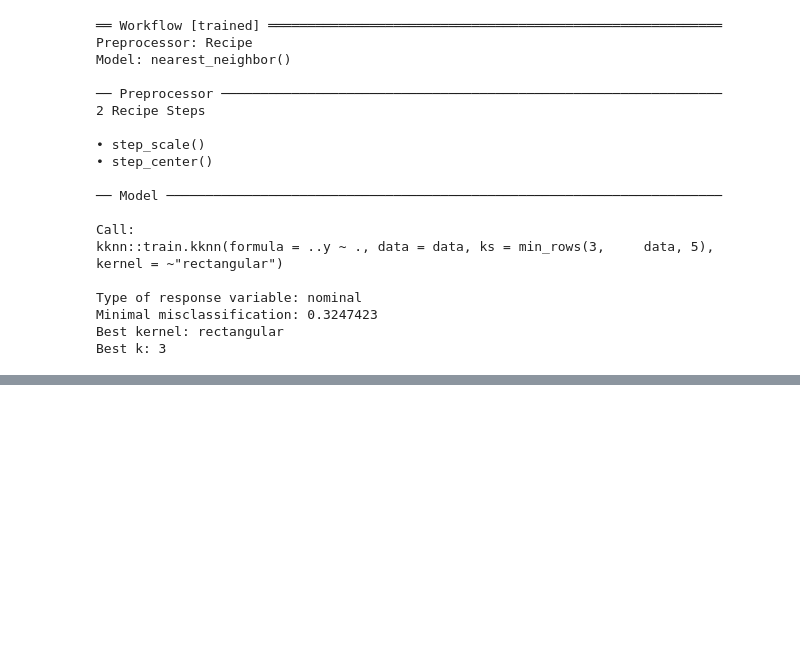
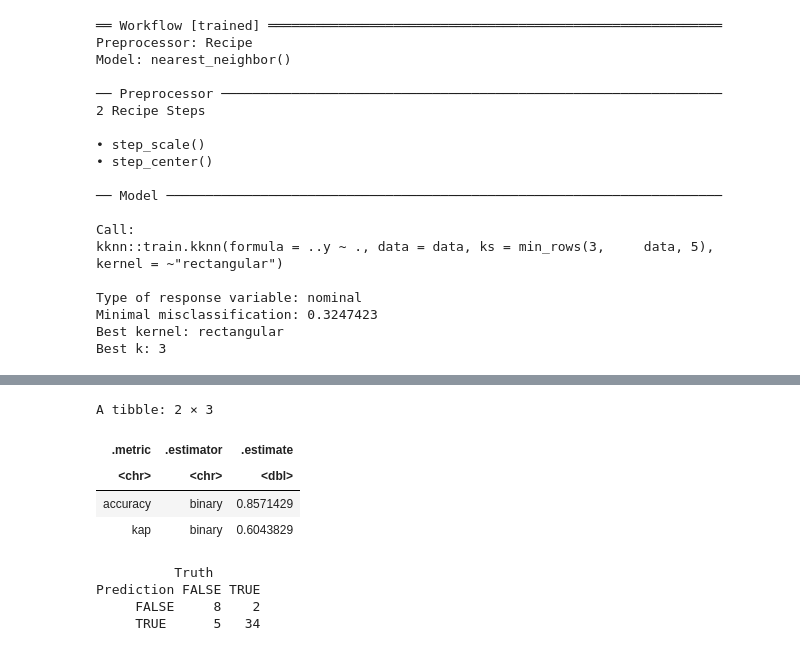
Before and after one commit to AdrianProgramming/dsci-100-2025s1-adrian, a Jupyter notebook: minecraft.ipynb, the cells around one changed output, grey strips where cells are left out. Drawn from its saved outputs; the diff is of its cells as text; code cells hidden in the pictures; blank space fills up the shorter version.

```diff
--- a/minecraft.ipynb
+++ b/minecraft.ipynb
@@ -210,0 +227,23 @@ Best k: 3
+# %%
+minecraft_prediction_accuracy <- minecraft_test_predictions |>
+        metrics(truth = subscribe, estimate = .pred_class)
+
+minecraft_prediction_accuracy
+# %% [output]
+A tibble: 2 × 3
+| .metric | .estimator | .estimate |
+| <chr> | <chr> | <dbl> |
+| accuracy | binary | 0.8571429 |
+| kap | binary | 0.6043829 |
+# %%
+# Confusion matrix
+
+minecraft_mat <- minecraft_test_predictions |>
+      conf_mat(truth = subscribe, estimate = .pred_class)
+
+minecraft_mat
+# %% [output]
+          Truth
+Prediction FALSE TRUE
+     FALSE     8    2
+     TRUE      5   34
```
Also changed, not shown: parts of 2 cells of this notebook.
